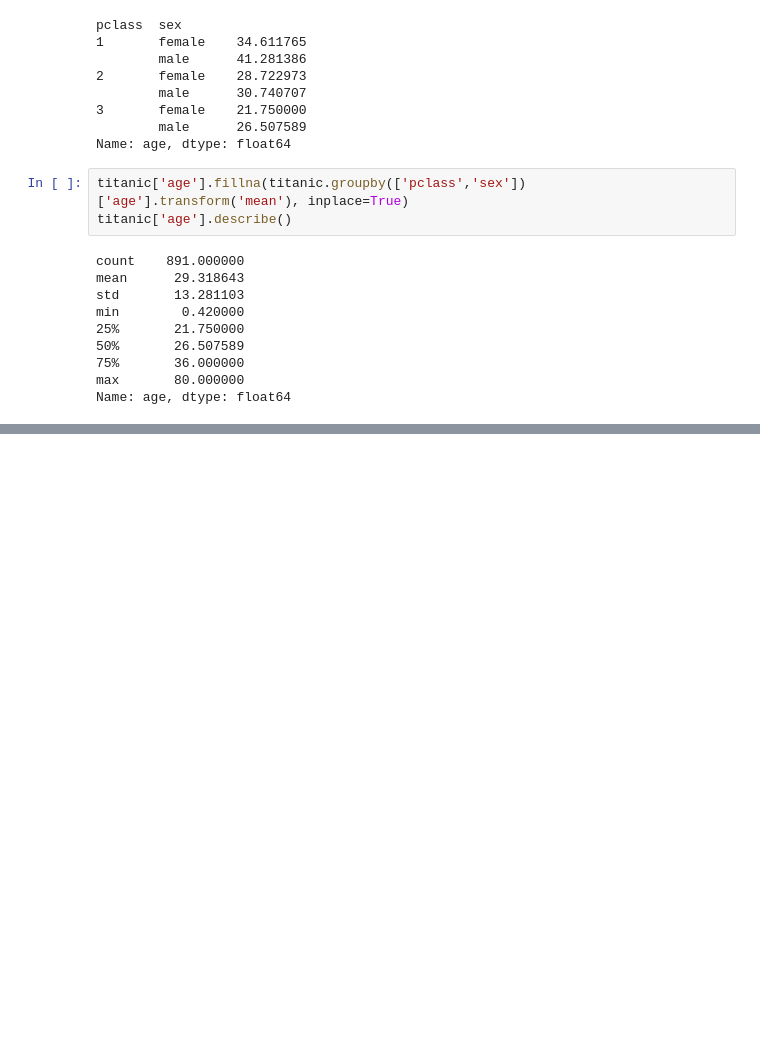
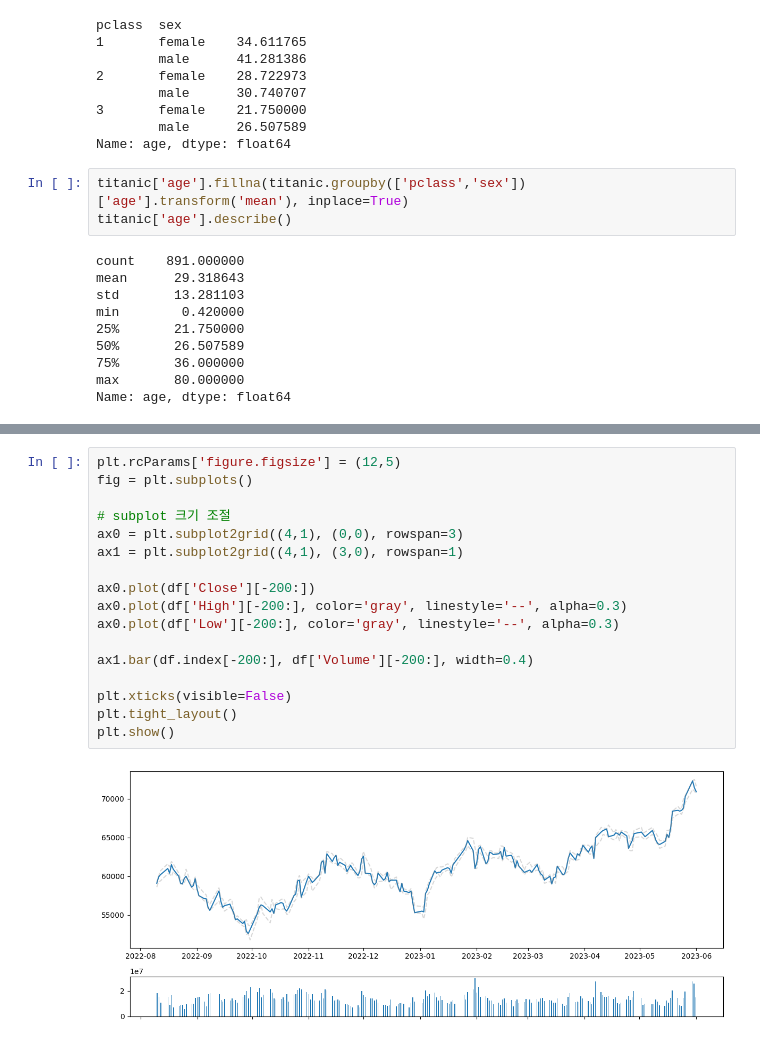
Before and after one commit to dmswn1004/Python_Data-visualization, a Jupyter notebook: 20_데이터_시각화_연습.ipynb, the cells around one changed output, grey strips where cells are left out. Drawn from its saved outputs; the diff is of its cells as text; blank space fills up the shorter version.

```diff
--- a/20_데이터_시각화_연습.ipynb
+++ b/20_데이터_시각화_연습.ipynb
@@ -158,0 +227,19 @@ Name: age, dtype: float64
+# %%
+plt.rcParams['figure.figsize'] = (12,5)
+fig = plt.subplots()
+
+# subplot 크기 조절
+ax0 = plt.subplot2grid((4,1), (0,0), rowspan=3)
+ax1 = plt.subplot2grid((4,1), (3,0), rowspan=1)
+
+ax0.plot(df['Close'][-200:])
+ax0.plot(df['High'][-200:], color='gray', linestyle='--', alpha=0.3)
+ax0.plot(df['Low'][-200:], color='gray', linestyle='--', alpha=0.3)
+
+ax1.bar(df.index[-200:], df['Volume'][-200:], width=0.4)
+
+plt.xticks(visible=False)
+plt.tight_layout()
+plt.show()
+# %% [output]
+[figure, added]
```
Also changed, not shown: parts of 7 cells of this notebook.
